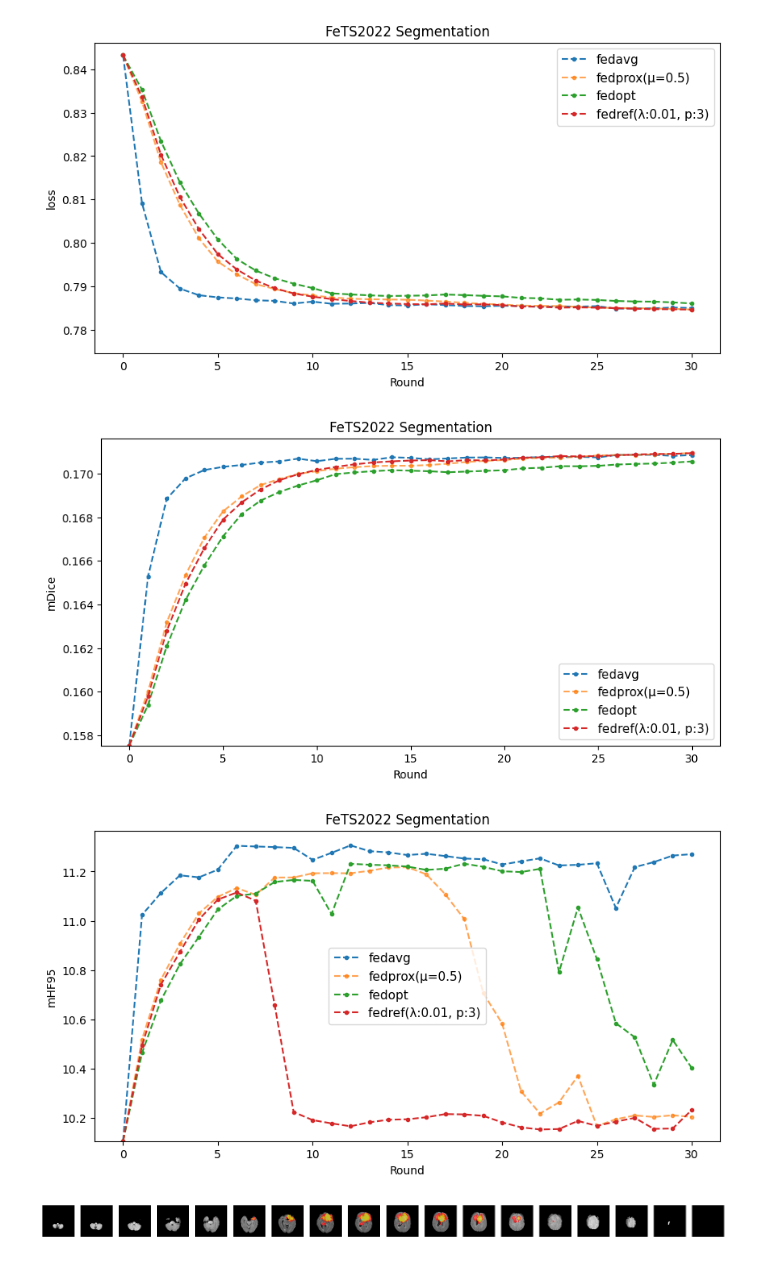
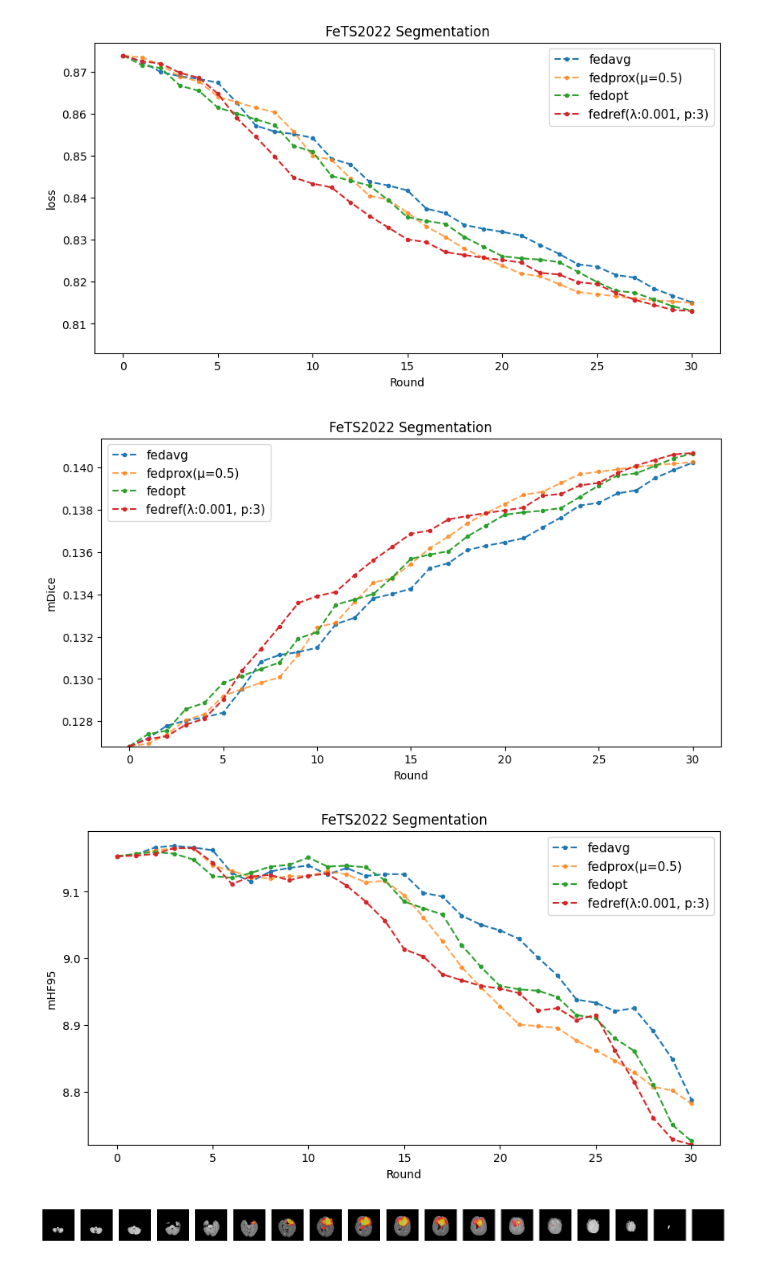
Before and after one commit to TaehwanY98/Fed-Ref, a Jupyter notebook: 3.Fets2022.ipynb, the cells around one changed output. Drawn from its saved outputs; the diff is of its cells as text; code cells hidden in the pictures.

```diff
--- a/3.Fets2022.ipynb
+++ b/3.Fets2022.ipynb
@@ -67,16 +67,16 @@ def ploting(fedavg, fedprox, fedref, title="MNIST Classification", zoom_min = 20
 # %%
 fedavg = pd.read_csv("Result/fedavg/fedavg_fets.csv")
 fedprox = pd.read_csv("Result/fedprox/fedprox_fets.csv")
 fedopt = pd.read_csv("Result/fedopt/fedopt_fets.csv")
-fedref1 = pd.read_csv("Result/fedref/fedref_fets_lda0.1_p3.csv")
-ploting(fedavg, fedprox, [{"loss": fedopt["loss"], "label": "fedopt"}, {"loss": fedref1["loss"], "label": "fedref(λ:0.01, p:3)"}], title="FeTS2022 Segmentation", zoom_min=20, zoom_max=25, inset=False,minimum_y=0.01)
-ploting(fedavg, fedprox, [{"mDice": fedopt["mDice"], "label": "fedopt"}, {"mDice": fedref1["mDice"], "label": "fedref(λ:0.01, p:3)"}], title="FeTS2022 Segmentation", zoom_min=20, zoom_max=25, inset=False, metric="mDice")
-ploting(fedavg, fedprox, [{"mHF95": fedopt["mHF95"], "label": "fedopt"}, {"mHF95": fedref1["mHF95"], "label": "fedref(λ:0.01, p:3)"}], title="FeTS2022 Segmentation", zoom_min=20, zoom_max=25, inset=False, metric="mHF95")
+fedref1 = pd.read_csv("Result/fedref/fedref_fets_lda0.01_p3.csv")
+ploting(fedavg, fedprox, [{"loss": fedopt["loss"], "label": "fedopt"}, {"loss": fedref1["loss"], "label": "fedref(λ:0.001, p:3)"}], title="FeTS2022 Segmentation", zoom_min=20, zoom_max=25, inset=False,minimum_y=0.01)
+ploting(fedavg, fedprox, [{"mDice": fedopt["mDice"], "label": "fedopt"}, {"mDice": fedref1["mDice"], "label": "fedref(λ:0.001, p:3)"}], title="FeTS2022 Segmentation", zoom_min=20, zoom_max=25, inset=False, metric="mDice")
+ploting(fedavg, fedprox, [{"mHF95": fedopt["mHF95"], "label": "fedopt"}, {"mHF95": fedref1["mHF95"], "label": "fedref(λ:0.001, p:3)"}], title="FeTS2022 Segmentation", zoom_min=20, zoom_max=25, inset=False, metric="mHF95")
 # ploting(fedavg, fedprox, [{"mIOU": fedopt["mIOU"], "label": "fedopt"}, {"mIOU": fedref1["mIOU"], "label": "fedref(lda: 0.01, prime: 3)"}], title="Fets2022 Segmentation", zoom_min=20, zoom_max=25, inset=False, metric="mIOU")
 # %% [output]
-[figure, old version]
+[figure, new version]
-[figure, old version]
+[figure, new version]
-[figure, old version]
+[figure, new version]
 # %%
 def convert_to_one_hot(label, classes = 4):
     return torch.nn.functional.one_hot(torch.Tensor(label).type(torch.int64), classes).detach().numpy()
```
Also changed, not shown: 5 other files.
